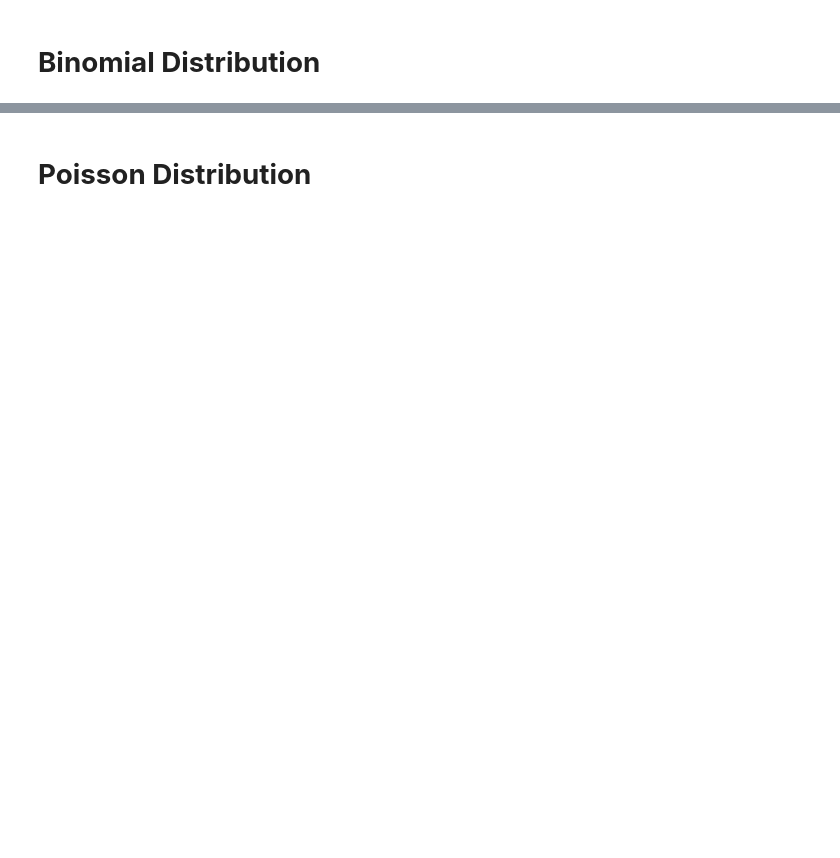
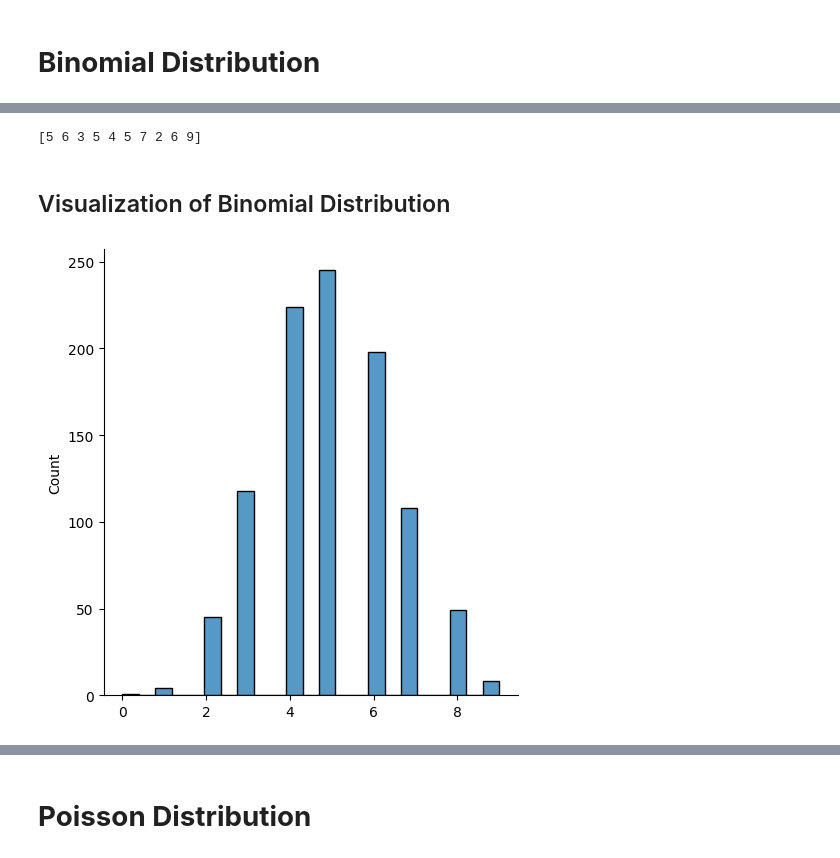
Before and after one commit to ItsMohamedAyman/NumPy, a Jupyter notebook: NumPy_Random.ipynb, the cells around one changed output, grey strips where cells are left out. Cells and saved outputs as stored; diff of their text form; code cells hidden in the pictures; blank space fills up the shorter version.

```diff
--- a/NumPy_Random.ipynb
+++ b/NumPy_Random.ipynb
@@ -14,0 +279,17 @@
+# %%
+from numpy import random as rn
+x = rn.binomial(n=10, p=0.5, size=10)
+print(x)
+# %% [output]
+[5 6 3 5 4 5 7 2 6 9]
+# %% [markdown]
+## Visualization of Binomial Distribution
+# %%
+from numpy import random as rint
+import matplotlib.pyplot as plt
+import seaborn as sns
+
+sns.displot(rn.binomial(n=10, p=0.5, size=1000))
+plt.show()
+# %% [output]
+[figure, added]
```
Also changed, not shown: parts of 100 cells of this notebook.
